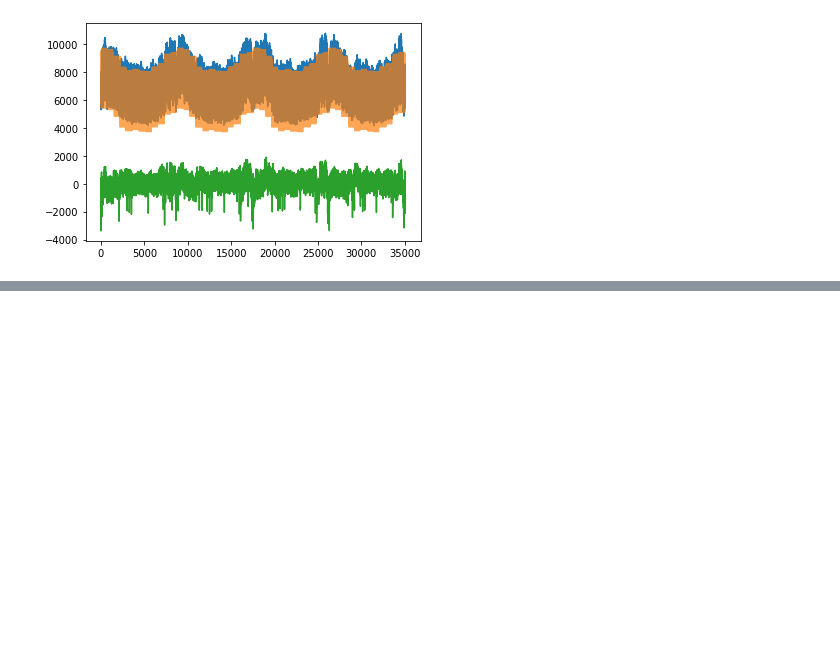
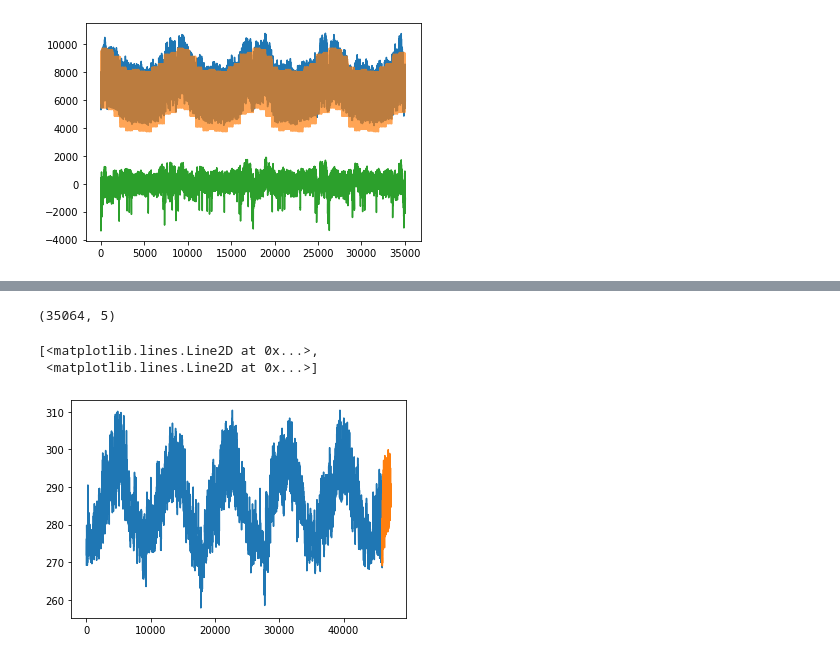
Before and after one commit to inwe-boku/lecture-scientific-computing, a Jupyter notebook: lecture07-fitting/lecture07-dummies.ipynb, the cells around one changed output, grey strips where cells are left out. Saved outputs shown, nothing was run; the diff lists cells and outputs as text; code cells hidden in the pictures; blank space fills up the shorter version.

```diff
--- a/lecture07-fitting/lecture07-dummies.ipynb
+++ b/lecture07-fitting/lecture07-dummies.ipynb
@@ -120,5 +127,13 @@ r2_score(Y,pred)
+# %%
+power_demand_at_hourly.shape
+# %% [output]
+(35064, 5)
 # %%
 import xarray as xr
-data = xr.load_dataset("G:/Meine Ablage/LVA/scientific computing/lecture-scientific-computing/data/temperatures_era5.nc")
+data = xr.load_dataset("G:/Meine Ablage/LVA/scientific computing/lecture-scientific-computing/data/temperatures_era5_levels.nc")
 temp_data = data.t2m.sel(longitude=16.5, latitude=48)
-temp_data_year = temp_data.sel(time=slice('2016-01-01', '2019-12-31'))
+plt.plot(temp_data)
+# %% [output]
+[<matplotlib.lines.Line2D at 0x...>,
+ <matplotlib.lines.Line2D at 0x...>]
+[figure, added]
```
Also changed, not shown: parts of 17 cells of this notebook.
